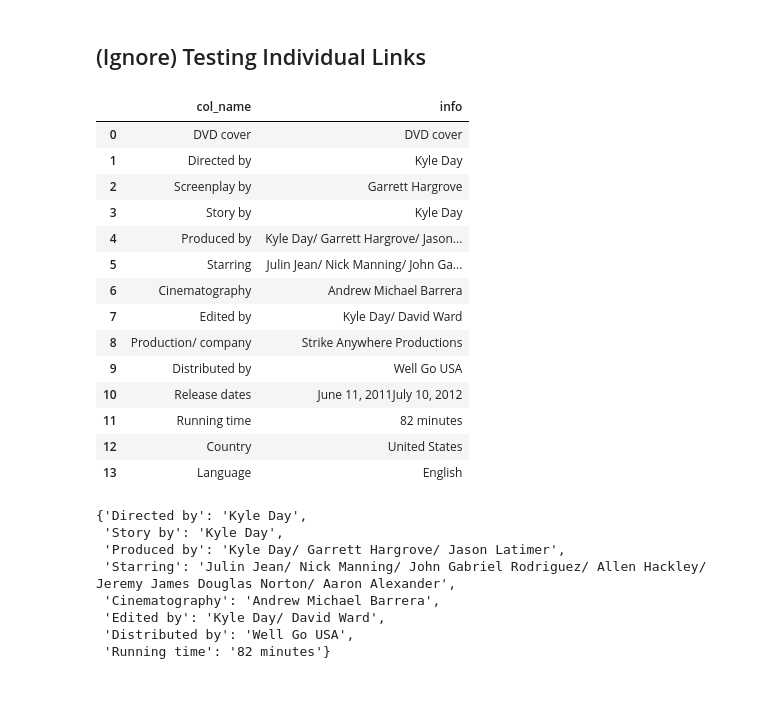
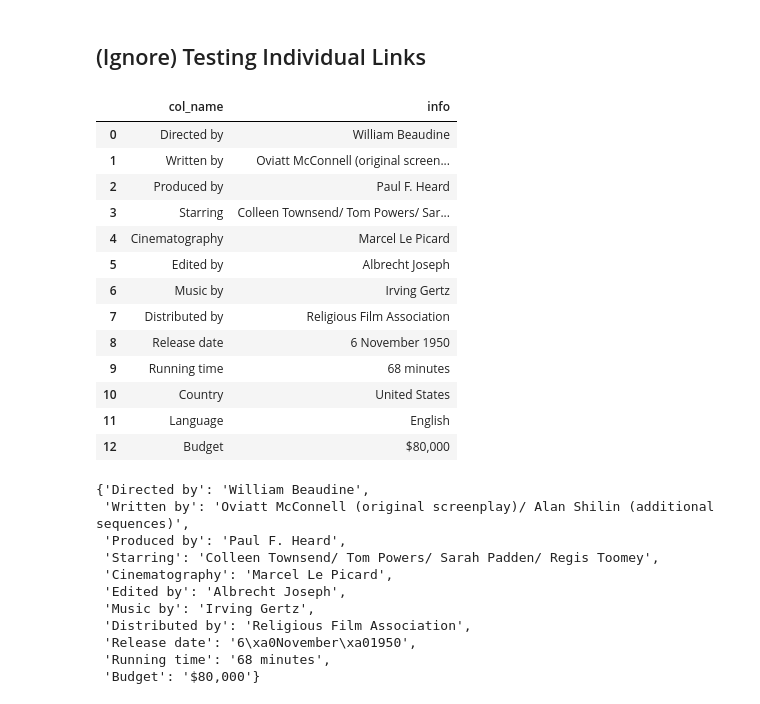
Before and after one commit to jjoycehu/pred-box-office, a Jupyter notebook: Ester/Wiki Scrape.ipynb, the cells around one changed output. Drawn from its saved outputs; the diff is of its cells as text; code cells hidden in the pictures.

```diff
--- a/Ester/Wiki Scrape.ipynb
+++ b/Ester/Wiki Scrape.ipynb
@@ -110,6 +127,9 @@ genre_link = {
 }
 # %%
 info_list = [
+    'Film name',
+    'Genre',
+    'Plot',
     'Directed by',
     'Written by',
     'Story by',
@@ -383,54 +424,56 @@ AttributeError: module 'emoji' has no attribute 'UNICODE_EMOJI'
 # %%
 # https://en.wikipedia.org/wiki/Yeti:_Curse_of_the_Snow_Demon
 
-link = 'https://en.wikipedia.org/wiki/Cherry_Bomb_(film)'
+link = 'https://en.wikipedia.org/wiki/Again_Pioneers'
 req = requests.get(link)
 soup = BeautifulSoup(req.content, 'html')
 wiki_tables = soup.select('table', {'class': 'infobox vevent'})
 wiki_table = wiki_tables[0] # get info table
 
 # loop through the tables until we have the info table we want
 i = 0
 while 'Directed by' not in wiki_table.text:
     i += 1
     wiki_table = wiki_tables[i]
 
 # Data cleaning
 table_html = str(wiki_table).replace('<br/>', '/ ').replace('</li>', '/ ')
 table_html = re.sub(r"\[\d+\]", "", table_html) # remove brackets (which provide link to references, but are not needed for our project)
 
 # Use pd.read_html to create pandas dataframe of the info table
 df = pd.read_html(table_html)
 df = pd.DataFrame(df[0]) # convert list to dataframe
 df.columns = ['col_name', 'info']
 df['col_name'] = df['col_name'].replace('/', ' ').replace('companies', 'company').replace('dates', 'date') # fix minor style error
 df['info'] = df['info'].apply(lambda x: x[:-1] if str(x)[-1] == "/" else x) # fix minor style error
 display(df)
 
 info_dict = {k: v for (k, v) in zip(list(df['col_name']), list(df['info'])) if k in info_list}
 
 info_dict
 # %% [output]
 |  | col_name | info |
-| 0 | DVD cover | DVD cover |
-| 1 | Directed by | Kyle Day |
-| 2 | Screenplay by | Garrett Hargrove |
-| 3 | Story by | Kyle Day |
-| 4 | Produced by | Kyle Day/ Garrett Hargrove/ Jason... |
-| 5 | Starring | Julin Jean/ Nick Manning/ John Ga... |
-| 6 | Cinematography | Andrew Michael Barrera |
-| 7 | Edited by | Kyle Day/ David Ward |
-| 8 | Production/ company | Strike Anywhere Productions |
-| 9 | Distributed by | Well Go USA |
-| 10 | Release dates | June 11, 2011July 10, 2012 |
-| 11 | Running time | 82 minutes |
-| 12 | Country | United States |
-| 13 | Language | English |
+| 0 | Directed by | William Beaudine |
+| 1 | Written by | Oviatt McConnell (original screen... |
+| 2 | Produced by | Paul F. Heard |
+| 3 | Starring | Colleen Townsend/ Tom Powers/ Sar... |
+| 4 | Cinematography | Marcel Le Picard |
+| 5 | Edited by | Albrecht Joseph |
+| 6 | Music by | Irving Gertz |
+| 7 | Distributed by | Religious Film Association |
+| 8 | Release date | 6 November 1950 |
+| 9 | Running time | 68 minutes |
+| 10 | Country | United States |
+| 11 | Language | English |
+| 12 | Budget | $80,000 |
-{'Directed by': 'Kyle Day',
- 'Story by': 'Kyle Day',
- 'Produced by': 'Kyle Day/ Garrett Hargrove/ Jason Latimer',
- 'Starring': 'Julin Jean/ Nick Manning/ John Gabriel Rodriguez/ Allen Hackley/ Jeremy James Douglas Norton/ Aaron Alexander',
- 'Cinematography': 'Andrew Michael Barrera',
- 'Edited by': 'Kyle Day/ David Ward',
- 'Distributed by': 'Well Go USA',
- 'Running time': '82 minutes'}
+{'Directed by': 'William Beaudine',
+ 'Written by': 'Oviatt McConnell (original screenplay)/ Alan Shilin (additional sequences)',
+ 'Produced by': 'Paul F. Heard',
+ 'Starring': 'Colleen Townsend/ Tom Powers/ Sarah Padden/ Regis Toomey',
+ 'Cinematography': 'Marcel Le Picard',
+ 'Edited by': 'Albrecht Joseph',
+ 'Music by': 'Irving Gertz',
+ 'Distributed by': 'Religious Film Association',
+ 'Release date': '6\xa0November\xa01950',
+ 'Running time': '68 minutes',
+ 'Budget': '$80,000'}
```
Also changed, not shown: parts of 5 cells of this notebook, 5 other files.
